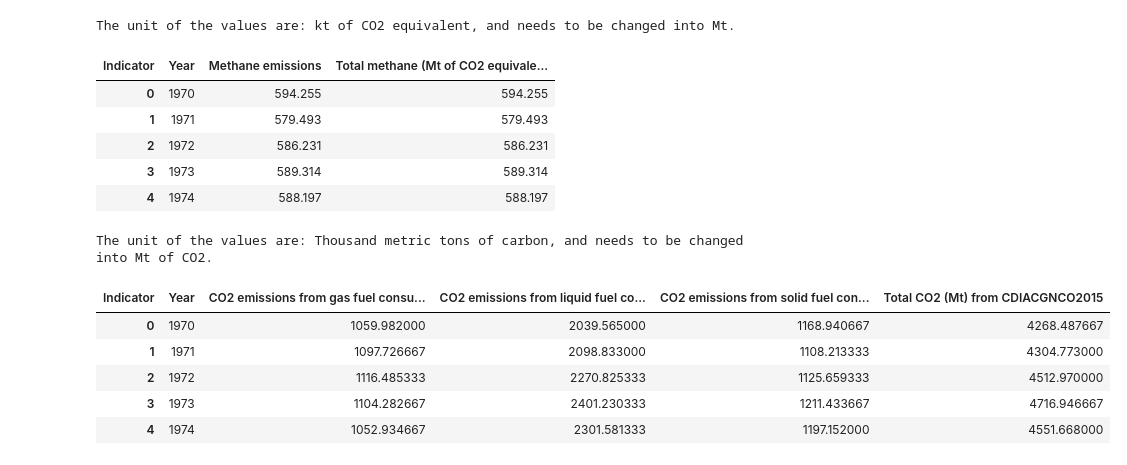
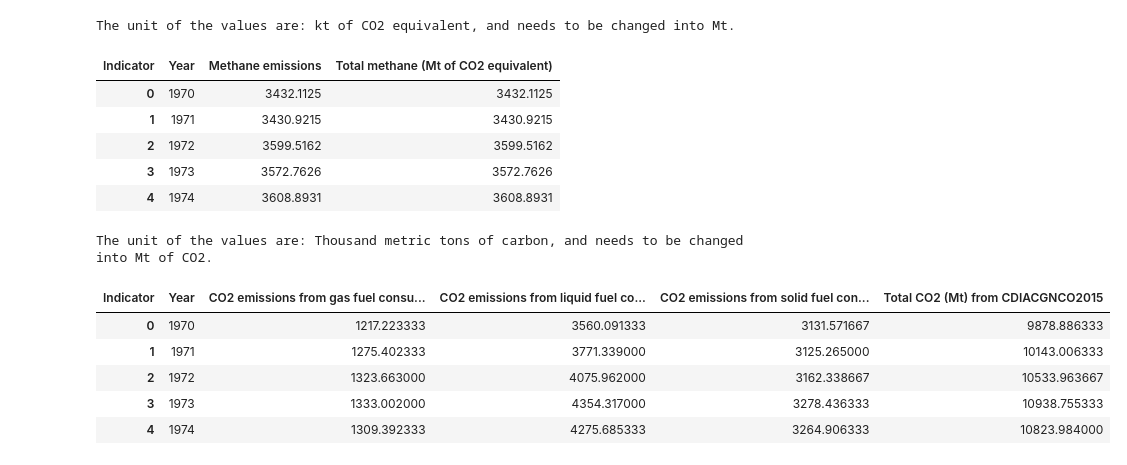
Before and after one commit to zhujunqing1996/2021-TAMU-datathon, a Jupyter notebook: ENVIRONMENT_DATA_ATLAS.ipynb, the cells around one changed output. Saved outputs shown, nothing was run; the diff lists cells and outputs as text; code cells hidden in the pictures.

```diff
--- a/ENVIRONMENT_DATA_ATLAS.ipynb
+++ b/ENVIRONMENT_DATA_ATLAS.ipynb
@@ -12,4 +12,4 @@ from collections import Counter
 warnings.filterwarnings('ignore')
 from sklearn import metrics
 # %%
-df = pd.read_csv('https://raw.githubusercontent.com/zhujunqing1996/2021-TAMU-datathon/main/DATASET_atlas%20US%20only.csv')
+df = pd.read_csv('https://raw.githubusercontent.com/zhujunqing1996/2021-TAMU-datathon/main/DATASET_atlas_top20%20countries.csv')
@@ -98,34 +95,33 @@ Indicator5 = ['Methane emissions']
 df_filter5 = df[(df['Dataset'] == 'WBWDI2019Jan') & (df['Year'] >= 1970) & (df['Indicator'].isin(Indicator5))]
 print('The unit of the values are: {}, and needs to be changed into Mt.'.format(df_filter5['Unit'].unique()[0]))
 df_5 = pd.crosstab(df_filter5.Year, df_filter5.Indicator, values = df_filter5.Value/1000, aggfunc = 'sum')
-df_5['Total methane (Mt of CO2 equivalent) from WBWDI2019Jan'] = df_5.sum(axis = 1)
+df_5['Total methane (Mt of CO2 equivalent)'] = df_5.sum(axis = 1)
 df_5.reset_index(inplace = True)
 df_5.head()
 # %% [output]
 The unit of the values are: kt of CO2 equivalent, and needs to be changed into Mt.
-| Indicator | Year | Methane emissions | Total methane (Mt of CO2 equivale... |
-| 0 | 1970 | 594.255 | 594.255 |
-| 1 | 1971 | 579.493 | 579.493 |
-| 2 | 1972 | 586.231 | 586.231 |
-| 3 | 1973 | 589.314 | 589.314 |
-| 4 | 1974 | 588.197 | 588.197 |
+| Indicator | Year | Methane emissions | Total methane (Mt of CO2 equivalent) |
+| 0 | 1970 | 3432.1125 | 3432.1125 |
+| 1 | 1971 | 3430.9215 | 3430.9215 |
+| 2 | 1972 | 3599.5162 | 3599.5162 |
+| 3 | 1973 | 3572.7626 | 3572.7626 |
+| 4 | 1974 | 3608.8931 | 3608.8931 |
 # %%
 # No 6: CDI mt CO2 from gas solid liquid fuels
 Indicator6 = ['CO2 emissions from gas fuel consumption', 'CO2 emissions from liquid fuel consumption', 'CO2 emissions from solid fuel consumption']
 df_filter6 = df[(df['Dataset'] == 'CDIACGNCO2015') & (df['Year'] >= 1970) & (df['Indicator'].isin(Indicator6))]
 print('The unit of the values are: {}, and needs to be changed into Mt of CO2.'.format(df_filter6['Unit'].unique()[0]))
-df_6 = pd.crosstab(df_filter6.Year, df_filter6.Indicator, values = df_filter6.Value/1000/12*44, aggfunc = 'sum')
+df_6 = pd.crosstab(df_filter6.Year, df_filter6.Indicator, values = df_filter6.Value/1000/12*44, aggfunc = 'sum').reset_index()
 df_6['Total CO2 (Mt) from CDIACGNCO2015'] = df_6.sum(axis = 1)
-df_6.reset_index(inplace = True)
 df_6.head()
 # %% [output]
 The unit of the values are: Thousand metric tons of carbon, and needs to be changed into Mt of CO2.
 | Indicator | Year | CO2 emissions from gas fuel consu... | CO2 emissions from liquid fuel co... | CO2 emissions from solid fuel con... | Total CO2 (Mt) from CDIACGNCO2015 |
-| 0 | 1970 | 1059.982000 | 2039.565000 | 1168.940667 | 4268.487667 |
-| 1 | 1971 | 1097.726667 | 2098.833000 | 1108.213333 | 4304.773000 |
-| 2 | 1972 | 1116.485333 | 2270.825333 | 1125.659333 | 4512.970000 |
-| 3 | 1973 | 1104.282667 | 2401.230333 | 1211.433667 | 4716.946667 |
-| 4 | 1974 | 1052.934667 | 2301.581333 | 1197.152000 | 4551.668000 |
+| 0 | 1970 | 1217.223333 | 3560.091333 | 3131.571667 | 9878.886333 |
+| 1 | 1971 | 1275.402333 | 3771.339000 | 3125.265000 | 10143.006333 |
+| 2 | 1972 | 1323.663000 | 4075.962000 | 3162.338667 | 10533.963667 |
+| 3 | 1973 | 1333.002000 | 4354.317000 | 3278.436333 | 10938.755333 |
+| 4 | 1974 | 1309.392333 | 4275.685333 | 3264.906333 | 10823.984000 |
 # %%
 for df in [df_1, df_2, df_3, df_6]:
     plt.plot(df['Year'], df.iloc[:,-1], label = df.columns[-1])
```
Also changed, not shown: parts of 26 cells of this notebook.
